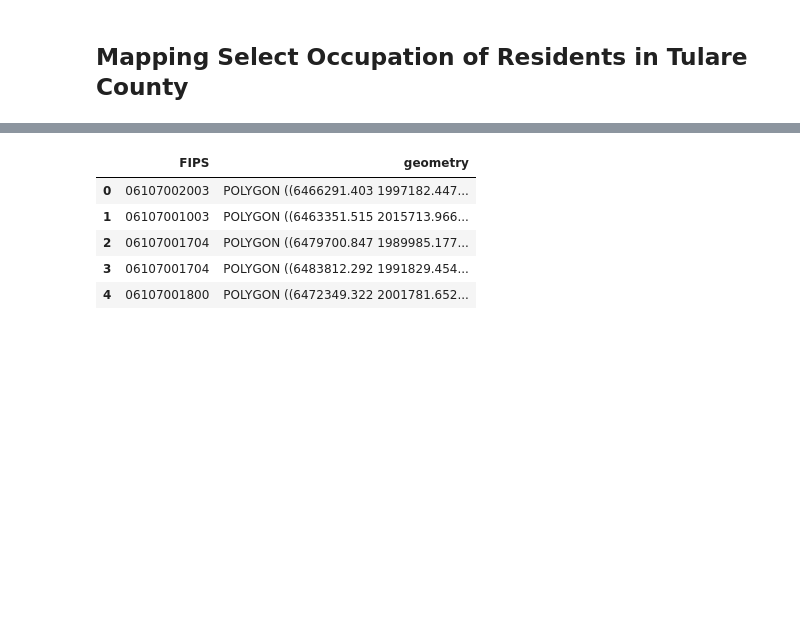
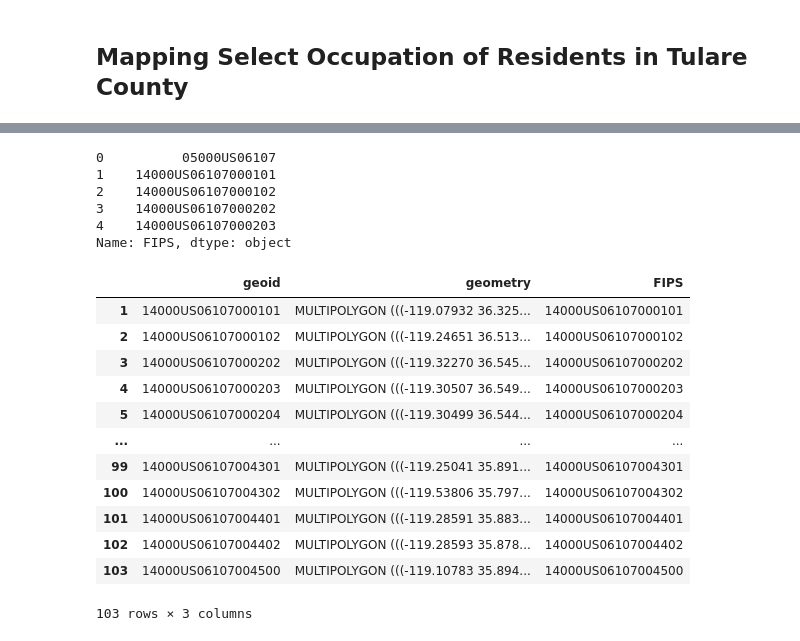
Before and after one commit to ngmelo/up221-melody, a Jupyter notebook: Week 3/ng.melody.week3assgn.ipynb, the cells around one changed output, grey strips where cells are left out. Saved outputs shown, nothing was run; the diff lists cells and outputs as text; code cells hidden in the pictures; blank space fills up the shorter version.

```diff
--- a/Week 3/ng.melody.week3assgn.ipynb
+++ b/Week 3/ng.melody.week3assgn.ipynb
@@ -315,11 +339,26 @@ tulare_blocks.head()
 # %%
-## Trimming the new shapefile for the essential variables
-tulare_tracts = tulare_blocks[['FIPS','geometry']]
-tulare_tracts.head()
+tularetracts['FIPS'].head()
 # %% [output]
-|  | FIPS | geometry |
-| 0 | 06107002003 | POLYGON ((6466291.403 1997182.447... |
-| 1 | 06107001003 | POLYGON ((6463351.515 2015713.966... |
-| 2 | 06107001704 | POLYGON ((6479700.847 1989985.177... |
-| 3 | 06107001704 | POLYGON ((6483812.292 1991829.454... |
-| 4 | 06107001800 | POLYGON ((6472349.322 2001781.652... |
+0          05000US06107
+1    14000US06107000101
+2    14000US06107000102
+3    14000US06107000202
+4    14000US06107000203
+Name: FIPS, dtype: object
+# %%
+tularetracts = tularetracts.loc[1:104].copy()
+tularetracts
+# %% [output]
+|  | geoid | geometry | FIPS |
+| 1 | 14000US06107000101 | MULTIPOLYGON (((-119.07932 36.325... | 14000US06107000101 |
+| 2 | 14000US06107000102 | MULTIPOLYGON (((-119.24651 36.513... | 14000US06107000102 |
+| 3 | 14000US06107000202 | MULTIPOLYGON (((-119.32270 36.545... | 14000US06107000202 |
+| 4 | 14000US06107000203 | MULTIPOLYGON (((-119.30507 36.549... | 14000US06107000203 |
+| 5 | 14000US06107000204 | MULTIPOLYGON (((-119.30499 36.544... | 14000US06107000204 |
+| ... | ... | ... | ... |
+| 99 | 14000US06107004301 | MULTIPOLYGON (((-119.25041 35.891... | 14000US06107004301 |
+| 100 | 14000US06107004302 | MULTIPOLYGON (((-119.53806 35.797... | 14000US06107004302 |
+| 101 | 14000US06107004401 | MULTIPOLYGON (((-119.28591 35.883... | 14000US06107004401 |
+| 102 | 14000US06107004402 | MULTIPOLYGON (((-119.28593 35.878... | 14000US06107004402 |
+| 103 | 14000US06107004500 | MULTIPOLYGON (((-119.10783 35.894... | 14000US06107004500 |
+103 rows × 3 columns
```
Also changed, not shown: parts of 21 cells of this notebook.
